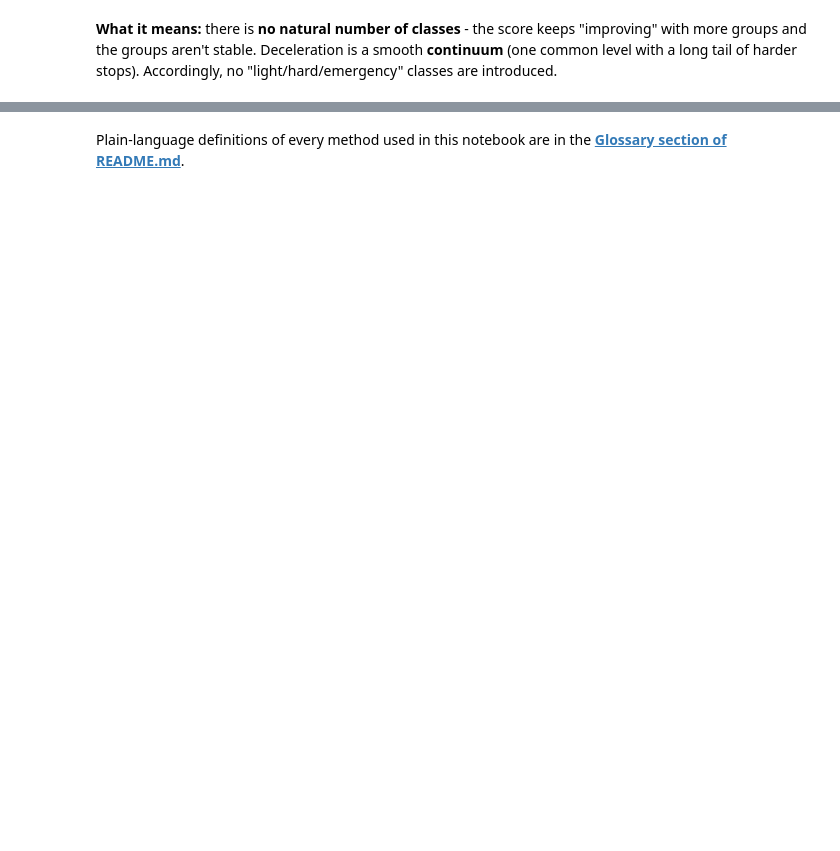
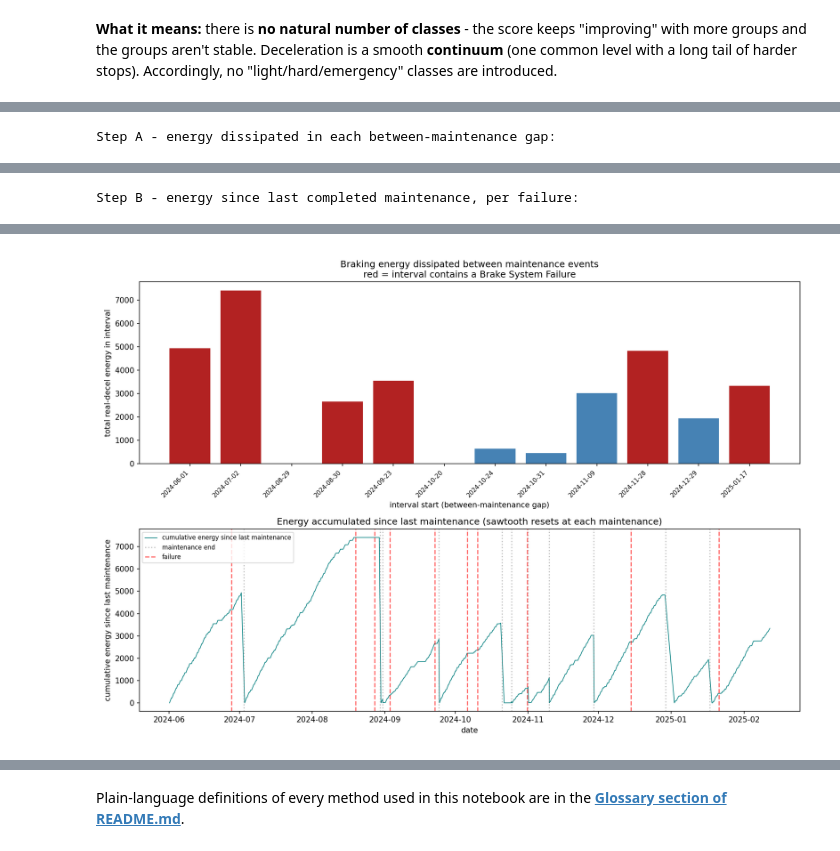
Before and after one commit to maxscheiblauer/Interdisciplinary_Project, a Jupyter notebook: notebooks/phase2_braking_analysis.ipynb, the cells around one changed output, grey strips where cells are left out. Cells and saved outputs as stored; diff of their text form; code cells hidden in the pictures; blank space fills up the shorter version.

```diff
--- a/notebooks/phase2_braking_analysis.ipynb
+++ b/notebooks/phase2_braking_analysis.ipynb
@@ -223,0 +266,12 @@ display(Image(filename=str(P2 / "prefailure_cusum.png")))
+# %%
+intervals = pd.read_csv(TABLES / "maintenance_interval_energy.csv")
+prefail_e = pd.read_csv(TABLES / "prefailure_maintenance_energy.csv")
+
+print("Step A - energy dissipated in each between-maintenance gap:")
+display(intervals.round({"duration_days": 1, "total_energy": 1}))
+print("\nStep B - energy since last completed maintenance, per failure:")
+display(prefail_e.round({"energy_since_maintenance": 1, "days_since_maintenance": 1}))
+
+display(Image(filename=str(P2 / "maintenance_interval_energy.png")))
+# %% [output]
+Step A - energy dissipated in each between-maintenance gap:
@@ -223,0 +291 @@ display(Image(filename=str(P2 / "prefailure_cusum.png")))
+Step B - energy since last completed maintenance, per failure:
@@ -223,0 +303 @@ display(Image(filename=str(P2 / "prefailure_cusum.png")))
+[figure, added]
```
Also changed, not shown: parts of 25 cells of this notebook, 31 other files.
